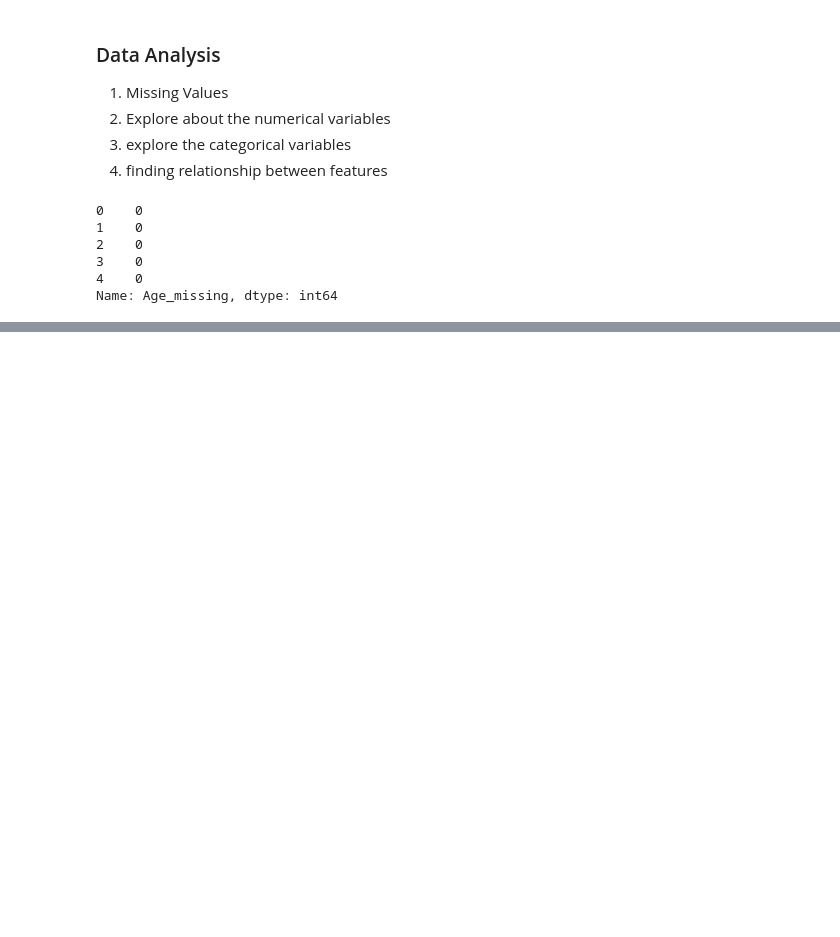
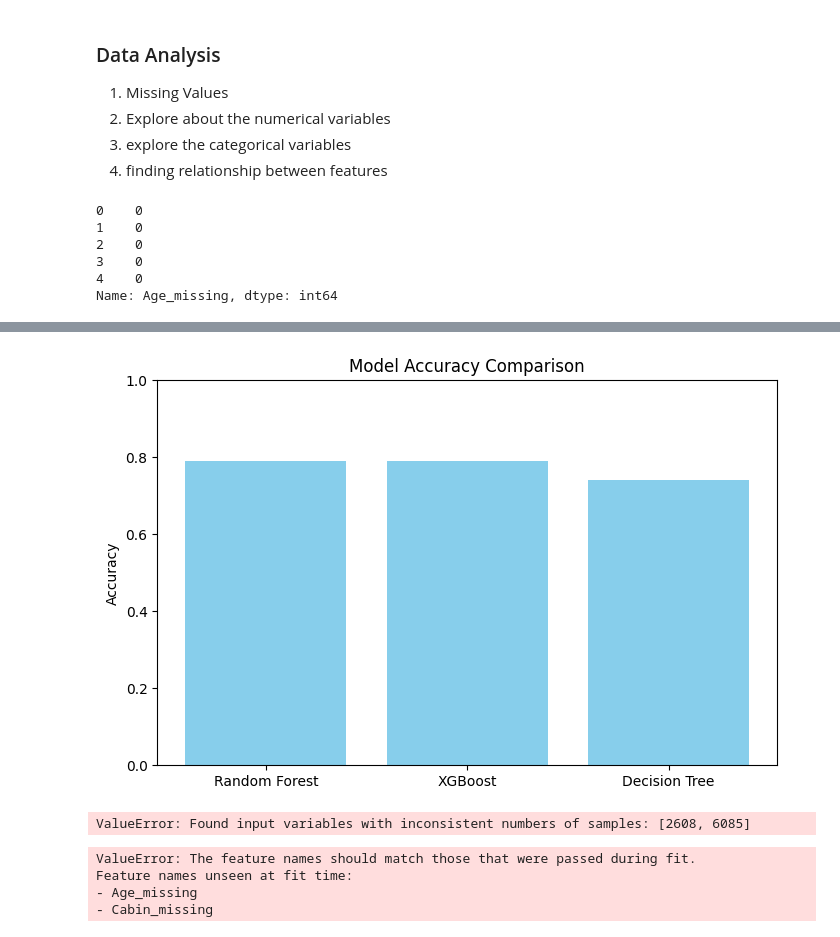
Before and after one commit to abhuvanas/first-ds-project, a Jupyter notebook: notebooks/exploration.ipynb, the cells around one changed output, grey strips where cells are left out. Cells and saved outputs as stored; diff of their text form; code cells hidden in the pictures; blank space fills up the shorter version.

```diff
--- a/notebooks/exploration.ipynb
+++ b/notebooks/exploration.ipynb
@@ -65,0 +715,45 @@ Name: Age_missing, dtype: int64
+# %%
+import matplotlib.pyplot as plt
+
+# Example accuracy scores
+model_names = ['Random Forest', 'XGBoost', 'Decision Tree']
+accuracies = [0.79, 0.79, 0.74]  # Replace with your actual values
+
+plt.figure(figsize=(8, 5))
+plt.bar(model_names, accuracies, color='skyblue')
+plt.ylim(0, 1)
+plt.title('Model Accuracy Comparison')
+plt.ylabel('Accuracy')
+plt.show()
+# %% [output]
+[figure, added]
+# %%
+from sklearn.metrics import ConfusionMatrixDisplay
+
+ConfusionMatrixDisplay.from_estimator(rf, X_test, y_test, cmap='Blues')
+plt.title('Random Forest Confusion Matrix')
+plt.show()
+# %% [output]
+ValueError: Found input variables with inconsistent numbers of samples: [2608, 6085]
+# %%
+from sklearn.metrics import roc_curve, auc
+
+# Get predicted probabilities
+y_probs = rf.predict_proba(X_test)[:, 1]  # Use your model here
+
+fpr, tpr, thresholds = roc_curve(y_test, y_probs)
+roc_auc = auc(fpr, tpr)
+
+plt.figure(figsize=(8, 6))
+plt.plot(fpr, tpr, label=f'ROC curve (AUC = {roc_auc:.2f})')
+plt.plot([0, 1], [0, 1], linestyle='--', color='gray')  # diagonal line
+plt.xlabel('False Positive Rate')
+plt.ylabel('True Positive Rate')
+plt.title('Receiver Operating Characteristic (ROC) Curve')
+plt.legend(loc='lower right')
+plt.show()
+# %% [output]
+ValueError: The feature names should match those that were passed during fit.
+Feature names unseen at fit time:
+- Age_missing
+- Cabin_missing
```
Also changed, not shown: parts of 102 cells of this notebook, 2 other files.
